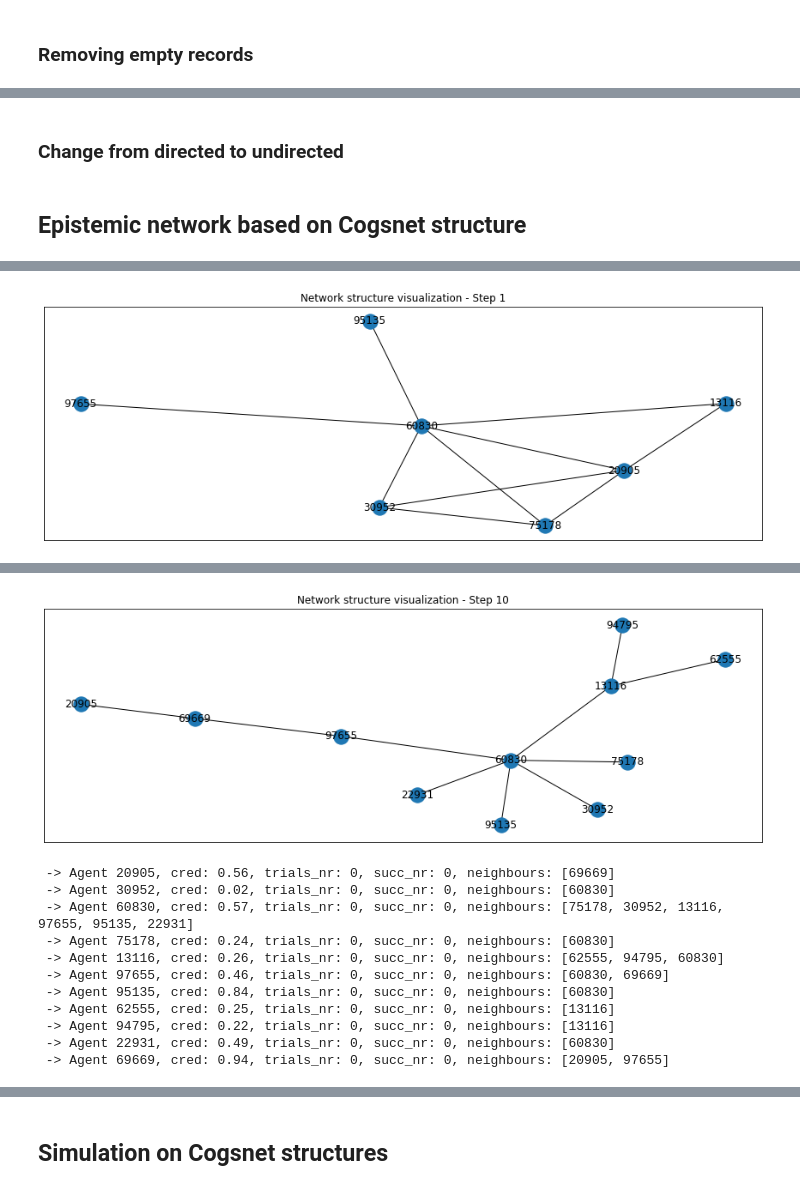
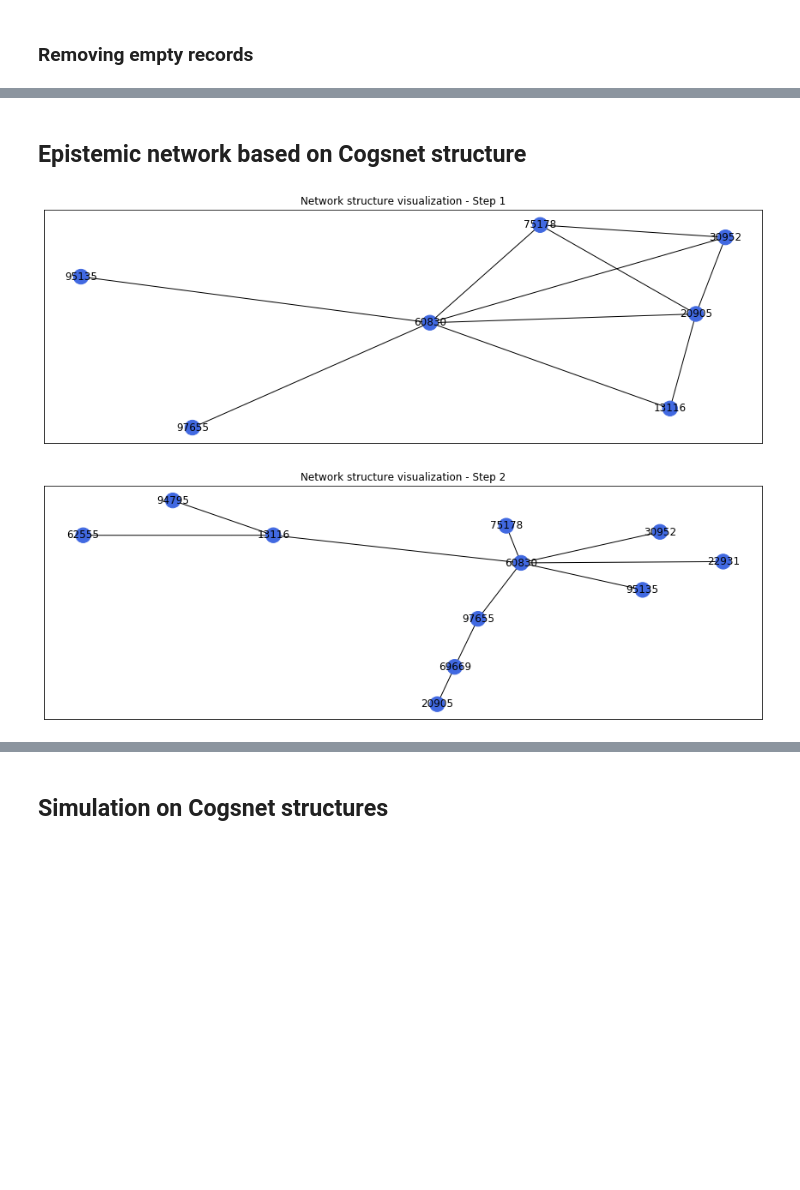
Before and after one commit to KE4T5/network-epistemology, a Jupyter notebook: notebooks/epistemic-networks.ipynb, the cells around one changed output, grey strips where cells are left out. Cells and saved outputs as stored; diff of their text form; code cells hidden in the pictures; blank space fills up the shorter version.

```diff
--- a/notebooks/epistemic-networks.ipynb
+++ b/notebooks/epistemic-networks.ipynb
@@ -444,2 +409,0 @@ l1
-# %% [markdown]
-### Change from directed to undirected
@@ -457,14 +418,16 @@ from src.utils import logger
 # %%
 alpha_payoff = 0.5
 beta_payoff = 0.6
 cons_threshold = 0.9
 nr_trials = 10
 
 g = DynamicEpistemicNetwork(step_to_adjacency_list_2[1], alpha_payoff, beta_payoff, cons_threshold, nr_trials)
 plot_network(g, 'Network structure visualization - Step 1', (15, 5))
 
 g.update_structure(step_to_adjacency_list_2[2])
-plot_network(g, 'Network structure visualization - Step 10', (15, 5))
+plot_network(g, 'Network structure visualization - Step 2', (15, 5))
 
 g.print_agents()
 # %% [output]
+[figure, new version]
+[figure, new version]
@@ -478 +444,0 @@ g.print_agents()
-[figure, old version]
@@ -490,15 +445,3 @@ g.print_agents()
-[figure, old version]
- -> Agent 20905, cred: 0.56, trials_nr: 0, succ_nr: 0, neighbours: [69669]
- -> Agent 30952, cred: 0.02, trials_nr: 0, succ_nr: 0, neighbours: [60830]
- -> Agent 60830, cred: 0.57, trials_nr: 0, succ_nr: 0, neighbours: [75178, 30952, 13116, 97655, 95135, 22931]
- -> Agent 75178, cred: 0.24, trials_nr: 0, succ_nr: 0, neighbours: [60830]
- -> Agent 13116, cred: 0.26, trials_nr: 0, succ_nr: 0, neighbours: [62555, 94795, 60830]
- -> Agent 97655, cred: 0.46, trials_nr: 0, succ_nr: 0, neighbours: [60830, 69669]
- -> Agent 95135, cred: 0.84, trials_nr: 0, succ_nr: 0, neighbours: [60830]
- -> Agent 62555, cred: 0.25, trials_nr: 0, succ_nr: 0, neighbours: [13116]
- -> Agent 94795, cred: 0.22, trials_nr: 0, succ_nr: 0, neighbours: [13116]
- -> Agent 22931, cred: 0.49, trials_nr: 0, succ_nr: 0, neighbours: [60830]
- -> Agent 69669, cred: 0.94, trials_nr: 0, succ_nr: 0, neighbours: [20905, 97655]
 # %%
 import pprint
 pp = pprint.PrettyPrinter(width=120, compact=True)
```
Also changed, not shown: parts of 55 cells of this notebook, 5 other files.
